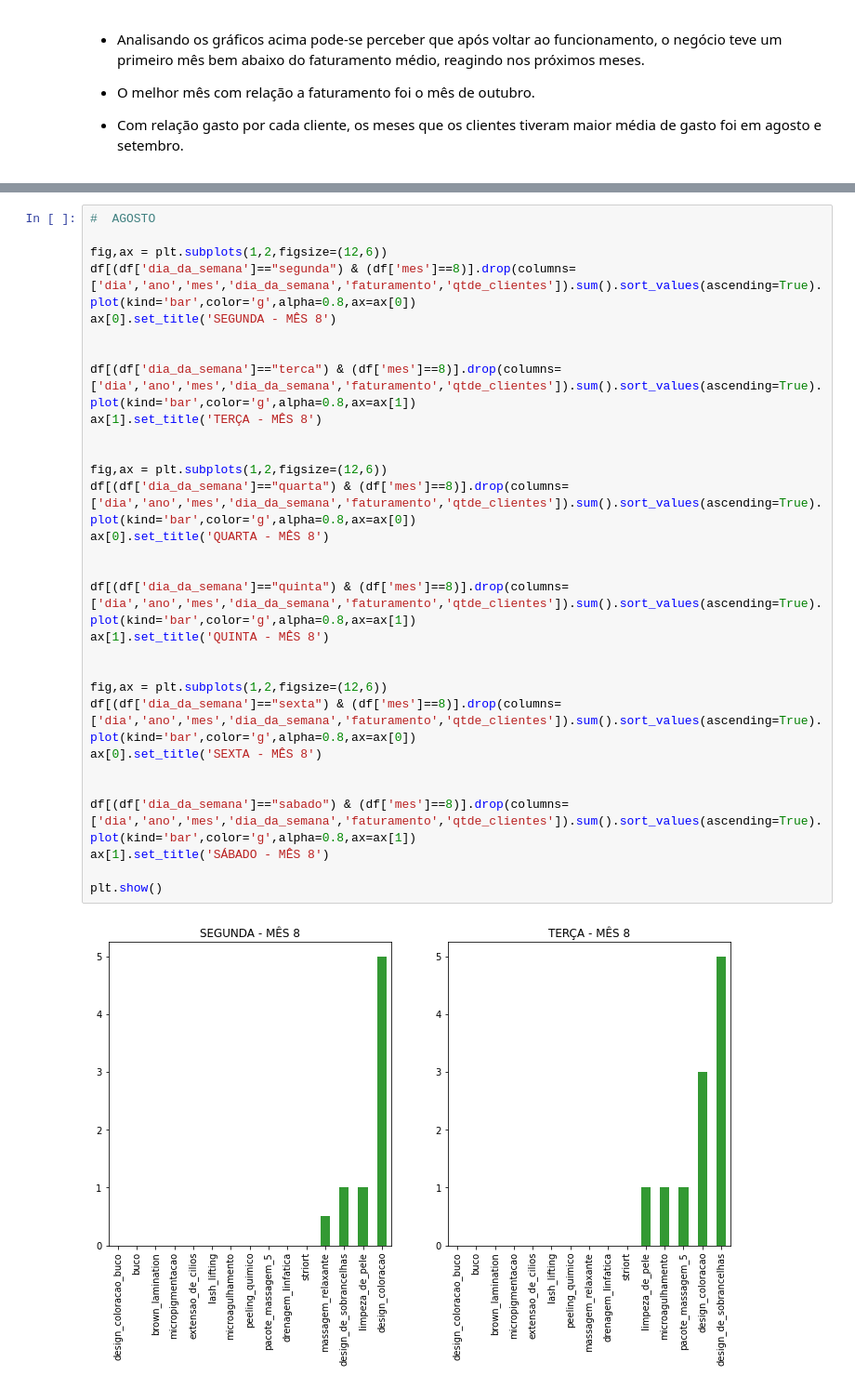
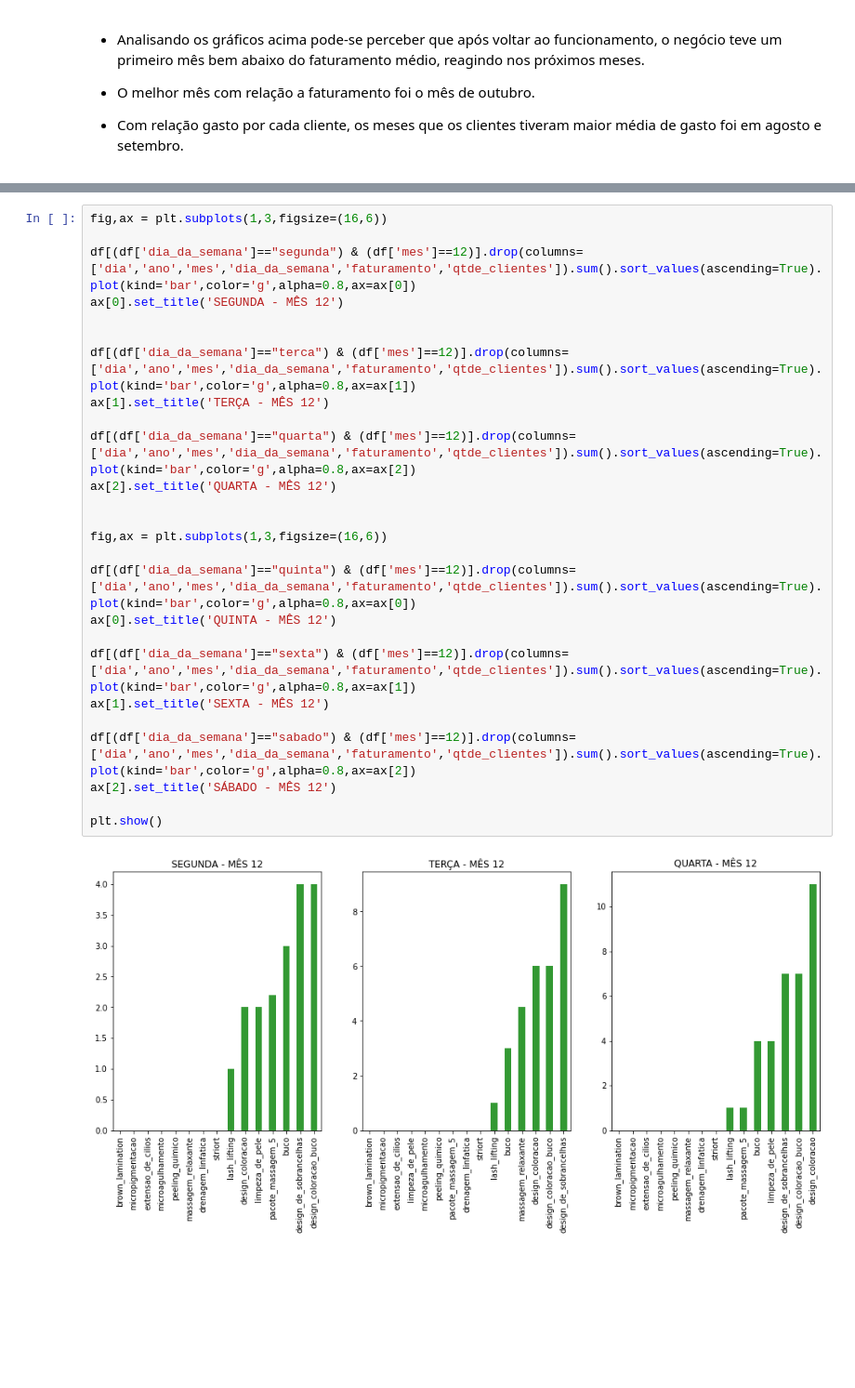
Before and after one commit to robertferro/previsao_faturamento_studio_estetica, a Jupyter notebook: 2 - Análise exploratória dos dados (EDA)/EDA_studio.ipynb, the cells around one changed output, grey strips where cells are left out. Shown: that part at 93% size. Drawn from its saved outputs; the diff is of its cells as text; blank space fills up the shorter version.

```diff
--- a/2 - Análise exploratória dos dados (EDA)/EDA_studio.ipynb
+++ b/2 - Análise exploratória dos dados (EDA)/EDA_studio.ipynb
@@ -267,32 +496,28 @@ plt.show()
 # %%
-#  AGOSTO
+fig,ax = plt.subplots(1,3,figsize=(16,6))
 
-fig,ax = plt.subplots(1,2,figsize=(12,6))
-df[(df['dia_da_semana']=="segunda") & (df['mes']==8)].drop(columns=['dia','ano','mes','dia_da_semana','faturamento','qtde_clientes']).sum().sort_values(ascending=True).plot(kind='bar',color='g',alpha=0.8,ax=ax[0])
-ax[0].set_title('SEGUNDA - MÊS 8')
+df[(df['dia_da_semana']=="segunda") & (df['mes']==12)].drop(columns=['dia','ano','mes','dia_da_semana','faturamento','qtde_clientes']).sum().sort_values(ascending=True).plot(kind='bar',color='g',alpha=0.8,ax=ax[0])
+ax[0].set_title('SEGUNDA - MÊS 12')
 
 
-df[(df['dia_da_semana']=="terca") & (df['mes']==8)].drop(columns=['dia','ano','mes','dia_da_semana','faturamento','qtde_clientes']).sum().sort_values(ascending=True).plot(kind='bar',color='g',alpha=0.8,ax=ax[1])
-ax[1].set_title('TERÇA - MÊS 8')
+df[(df['dia_da_semana']=="terca") & (df['mes']==12)].drop(columns=['dia','ano','mes','dia_da_semana','faturamento','qtde_clientes']).sum().sort_values(ascending=True).plot(kind='bar',color='g',alpha=0.8,ax=ax[1])
+ax[1].set_title('TERÇA - MÊS 12')
+
+df[(df['dia_da_semana']=="quarta") & (df['mes']==12)].drop(columns=['dia','ano','mes','dia_da_semana','faturamento','qtde_clientes']).sum().sort_values(ascending=True).plot(kind='bar',color='g',alpha=0.8,ax=ax[2])
+ax[2].set_title('QUARTA - MÊS 12')
 
 
-fig,ax = plt.subplots(1,2,figsize=(12,6))
-df[(df['dia_da_semana']=="quarta") & (df['mes']==8)].drop(columns=['dia','ano','mes','dia_da_semana','faturamento','qtde_clientes']).sum().sort_values(ascending=True).plot(kind='bar',color='g',alpha=0.8,ax=ax[0])
-ax[0].set_title('QUARTA - MÊS 8')
+fig,ax = plt.subplots(1,3,figsize=(16,6))
 
+df[(df['dia_da_semana']=="quinta") & (df['mes']==12)].drop(columns=['dia','ano','mes','dia_da_semana','faturamento','qtde_clientes']).sum().sort_values(ascending=True).plot(kind='bar',color='g',alpha=0.8,ax=ax[0])
+ax[0].set_title('QUINTA - MÊS 12')
 
-df[(df['dia_da_semana']=="quinta") & (df['mes']==8)].drop(columns=['dia','ano','mes','dia_da_semana','faturamento','qtde_clientes']).sum().sort_values(ascending=True).plot(kind='bar',color='g',alpha=0.8,ax=ax[1])
-ax[1].set_title('QUINTA - MÊS 8')
+df[(df['dia_da_semana']=="sexta") & (df['mes']==12)].drop(columns=['dia','ano','mes','dia_da_semana','faturamento','qtde_clientes']).sum().sort_values(ascending=True).plot(kind='bar',color='g',alpha=0.8,ax=ax[1])
+ax[1].set_title('SEXTA - MÊS 12')
 
-
-fig,ax = plt.subplots(1,2,figsize=(12,6))
-df[(df['dia_da_semana']=="sexta") & (df['mes']==8)].drop(columns=['dia','ano','mes','dia_da_semana','faturamento','qtde_clientes']).sum().sort_values(ascending=True).plot(kind='bar',color='g',alpha=0.8,ax=ax[0])
-ax[0].set_title('SEXTA - MÊS 8')
-
-
-df[(df['dia_da_semana']=="sabado") & (df['mes']==8)].drop(columns=['dia','ano','mes','dia_da_semana','faturamento','qtde_clientes']).sum().sort_values(ascending=True).plot(kind='bar',color='g',alpha=0.8,ax=ax[1])
-ax[1].set_title('SÁBADO - MÊS 8')
+df[(df['dia_da_semana']=="sabado") & (df['mes']==12)].drop(columns=['dia','ano','mes','dia_da_semana','faturamento','qtde_clientes']).sum().sort_values(ascending=True).plot(kind='bar',color='g',alpha=0.8,ax=ax[2])
+ax[2].set_title('SÁBADO - MÊS 12')
 
 plt.show()
 # %% [output]
-[figure, old version]
+[figure, new version]
```
Also changed, not shown: parts of 19 cells of this notebook.
